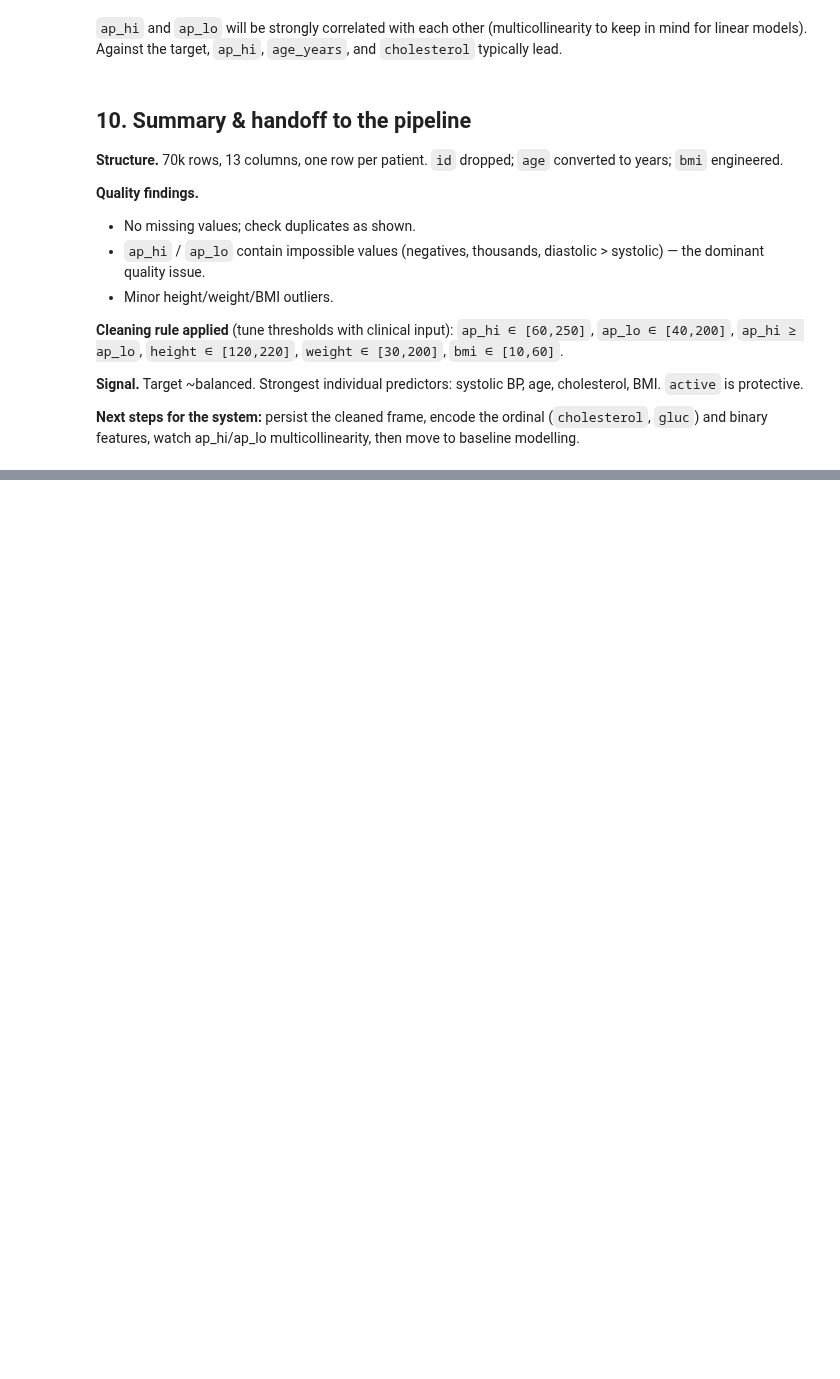
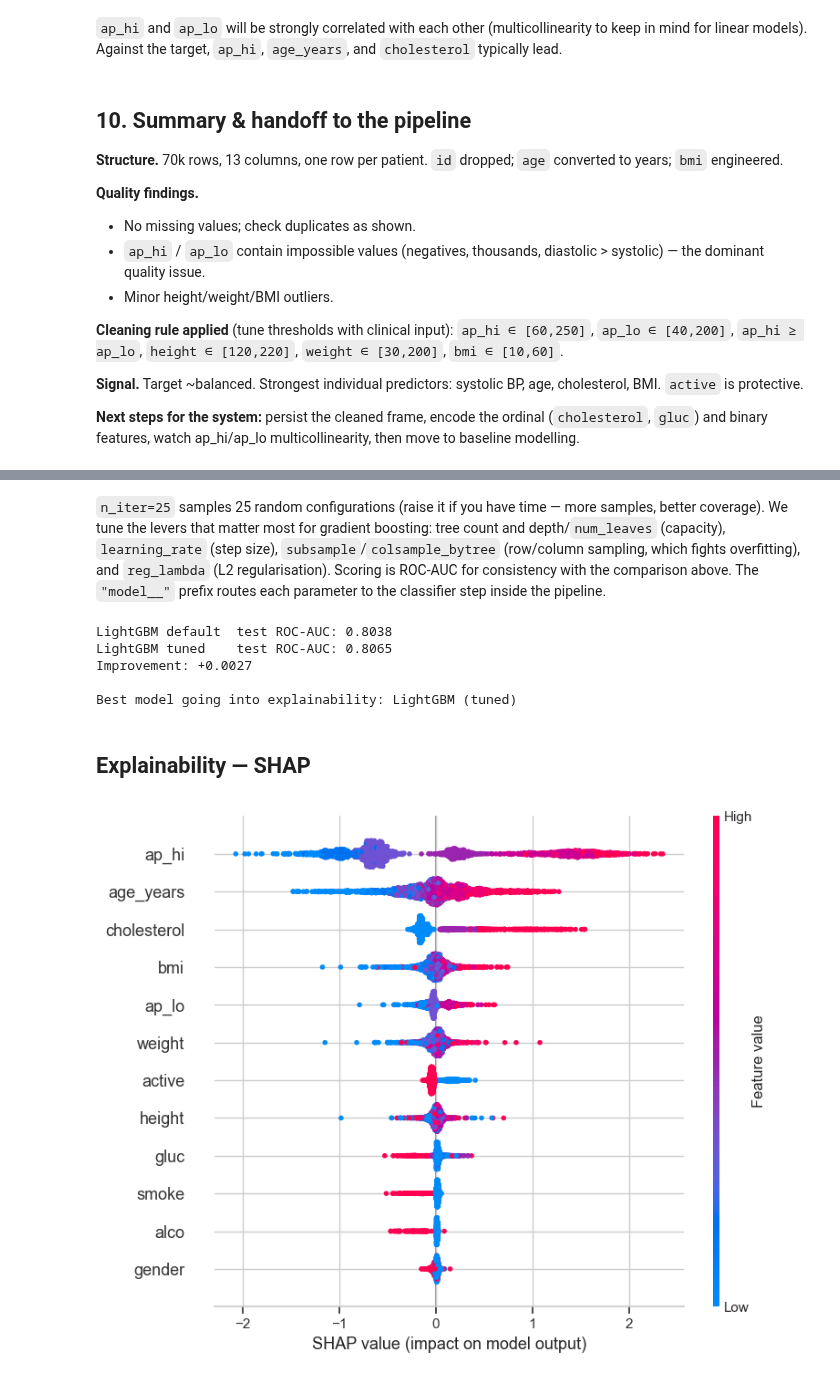
Before and after one commit to cosmina-biostat/clinical-intelligence-system, a Jupyter notebook: notebooks/01_eda_cardiovascular.ipynb, the cells around one changed output, grey strips where cells are left out. Cells and saved outputs as stored; diff of their text form; code cells hidden in the pictures; blank space fills up the shorter version.

```diff
--- a/notebooks/01_eda_cardiovascular.ipynb
+++ b/notebooks/01_eda_cardiovascular.ipynb
@@ -372,0 +638,44 @@ AttributeError: 'Index' object has no attribute '_format_native_types'
+# %% [markdown]
+`n_iter=25` samples 25 random configurations (raise it if you have time — more samples, better coverage). We tune the levers that matter most for gradient boosting: tree count and depth/`num_leaves` (capacity), `learning_rate` (step size), `subsample`/`colsample_bytree` (row/column sampling, which fights overfitting), and `reg_lambda` (L2 regularisation). Scoring is ROC-AUC for consistency with the comparison above. The `"model__"` prefix routes each parameter to the classifier step inside the pipeline.
+# %%
+# Compare the tuned model against its default on the held-out test set.
+tuned = search.best_estimator_
+tuned_auc = roc_auc_score(y_test, tuned.predict_proba(X_test)[:, 1])
+default_auc = roc_auc_score(y_test, fitted["LightGBM"].predict_proba(X_test)[:, 1])
+print(f"LightGBM default  test ROC-AUC: {default_auc:.4f}")
+print(f"LightGBM tuned    test ROC-AUC: {tuned_auc:.4f}")
+print(f"Improvement: {tuned_auc - default_auc:+.4f}")
+
+# Adopt the tuned model as the best model if it wins; otherwise keep the prior best.
+if tuned_auc >= roc_auc_score(y_test, best.predict_proba(X_test)[:, 1]):
+    best, best_name = tuned, "LightGBM (tuned)"
+    fitted["LightGBM (tuned)"] = tuned
+print("\nBest model going into explainability:", best_name)
+# %% [output]
+LightGBM default  test ROC-AUC: 0.8038
+LightGBM tuned    test ROC-AUC: 0.8065
+Improvement: +0.0027
+
+Best model going into explainability: LightGBM (tuned)
+# %% [markdown]
+## Explainability — SHAP
+# %%
+import shap
+
+# Use a tree model for fast, exact SHAP values (TreeExplainer). Pick the best tree model.
+tree_name = best_name if best_name in ("RandomForest", "XGBoost", "LightGBM") else "LightGBM"
+tree_pipe = fitted[tree_name]
+
+# Transform a sample of the test set through the SAME preprocessing the model saw.
+sample = X_test.sample(min(2000, len(X_test)), random_state=RANDOM_STATE)
+sample_prep = tree_pipe.named_steps["prep"].transform(sample)
+feat_names = numeric + coded
+
+explainer = shap.TreeExplainer(tree_pipe.named_steps["model"])
+shap_values = explainer.shap_values(sample_prep)
+# Some models return a list (per class); take the positive class.
+sv = shap_values[1] if isinstance(shap_values, list) else shap_values
+
+shap.summary_plot(sv, sample_prep, feature_names=feat_names, show=True)
+# %% [output]
+[figure, added]
```
Also changed, not shown: parts of 24 cells of this notebook.
